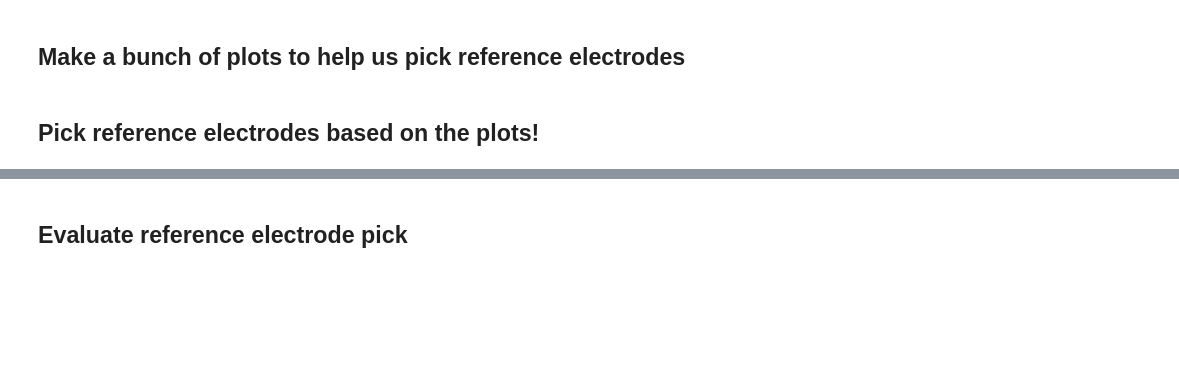
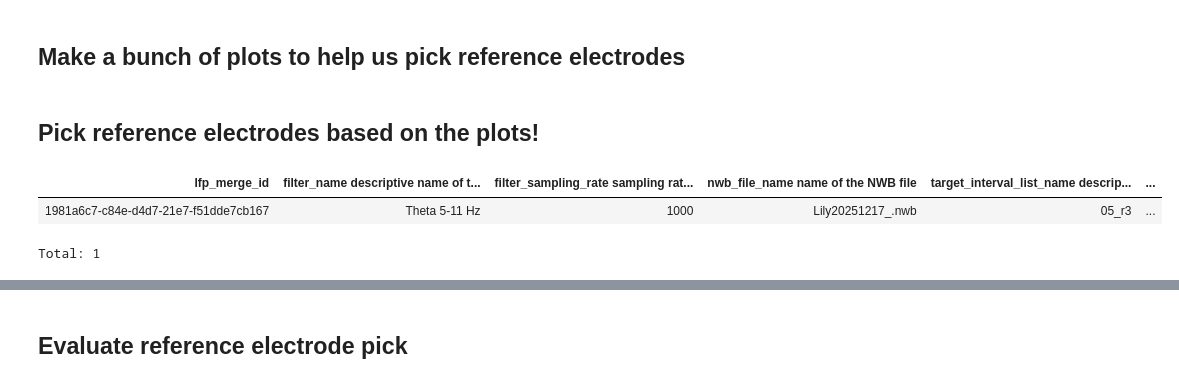
Before and after one commit to calderast/Hex-maze-spyglass, a Jupyter notebook: notebooks/analysis/Select_Theta_Reference_Electrodes.ipynb, the cells around one changed output, grey strips where cells are left out. Saved outputs shown, nothing was run; the diff lists cells and outputs as text; code cells hidden in the pictures; blank space fills up the shorter version.

```diff
--- a/notebooks/analysis/Select_Theta_Reference_Electrodes.ipynb
+++ b/notebooks/analysis/Select_Theta_Reference_Electrodes.ipynb
@@ -521,18 +523,22 @@ for nwb_file_name in nwbs:
 # %% [markdown]
 ## Pick reference electrodes based on the plots!
 # %%
-add = False
-nwb_file_name="IM-1478_20220719_.nwb"
-reference_electrodes = [163, 179, 194, 201, 209]
+add = True
+nwb_file_name="Lily20251217_.nwb"
+reference_electrodes = [41]
 
 if add:
     # Save the chosen reference electrodes so theta phase/power can later be fetched as their average
     REFERENCE_NAME = "theta_reference_1"
     HexMazeThetaReference.add_reference(
-        key={"nwb_file_name": nwb_file_name},
+        key={"nwb_file_name": nwb_file_name, "target_interval_list_name": "05_r3"},
         reference_name=REFERENCE_NAME,
         electrode_ids=reference_electrodes,
-        description="just above pyramidal cell layer",
+        description="corpus callosum (left hemisphere)",
         replace=True,   # overwrite if a set with this name already exists
     )
     display(HexMazeThetaReference & {"nwb_file_name": nwb_file_name})
+# %% [output]
+| lfp_merge_id | filter_name descriptive name of t... | filter_sampling_rate sampling rat... | nwb_file_name name of the NWB file | target_interval_list_name descrip... | ... |
+| 1981a6c7-c84e-d4d7-21e7-f51dde7cb167 | Theta 5-11 Hz | 1000 | Lily20251217_.nwb | 05_r3 | ... |
+Total: 1
```
Also changed, not shown: parts of 7 cells of this notebook, 2 other files.
